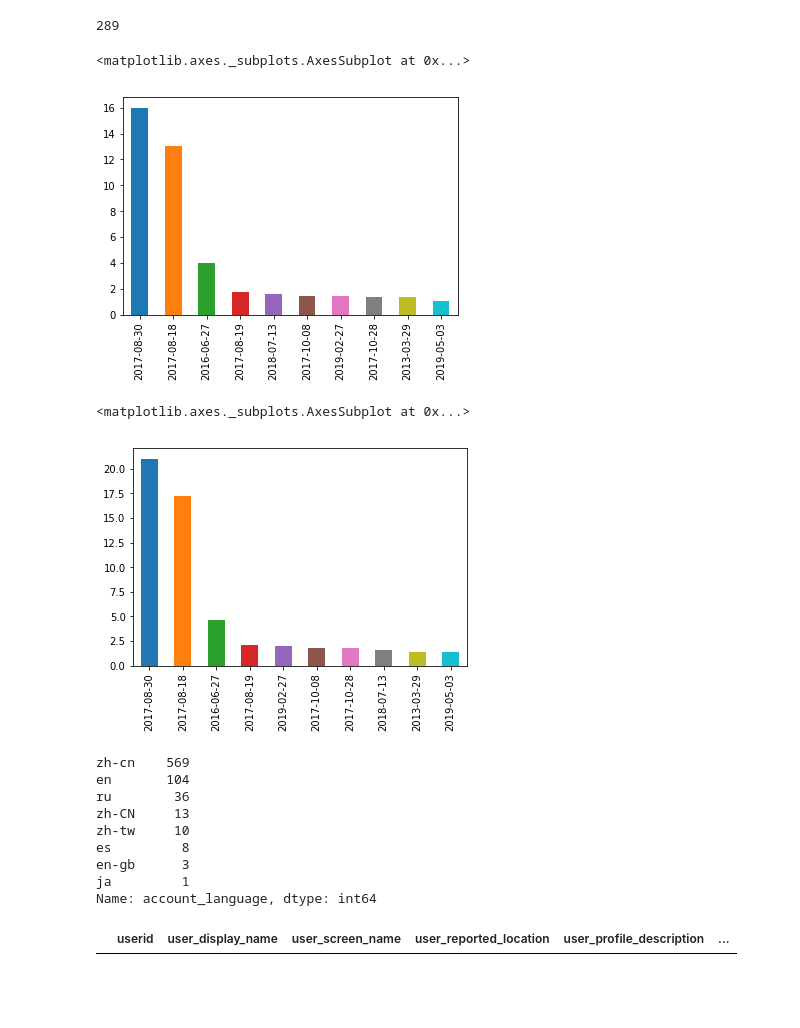
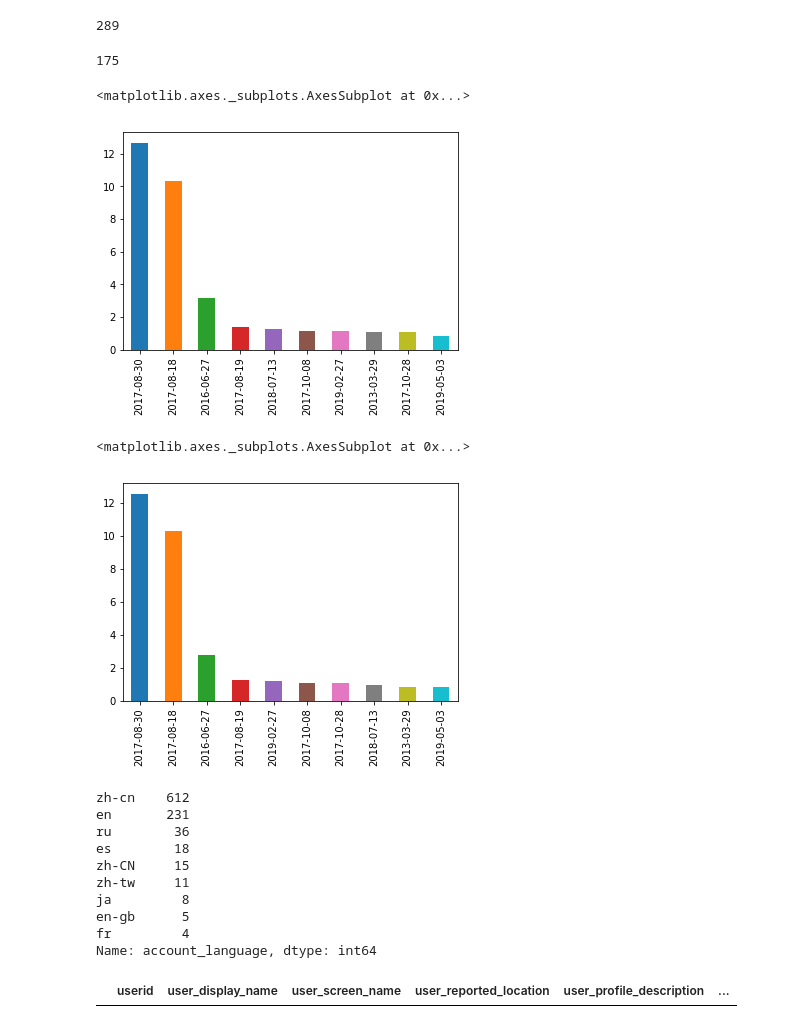
Before and after one commit to Carlping/Information-operations-directed-at-Hong-Kong, a Jupyter notebook: twitter_eda.ipynb, the cells around one changed output. Drawn from its saved outputs; the diff is of its cells as text; code cells hidden in the pictures; blank space fills up the shorter version.

```diff
--- a/twitter_eda.ipynb
+++ b/twitter_eda.ipynb
@@ -12,6 +13,11 @@ import datetime as dt
 # %%
-tweet = pd.read_csv("china_082019_1_tweets_csv_hashed.csv")
-user = pd.read_csv("china_082019_1_users_csv_hashed.csv")
+tweet1 = pd.read_csv("china_082019_1_tweets_csv_hashed.csv")
+user1 = pd.read_csv("china_082019_1_users_csv_hashed.csv")
+# %%
+tweet2 = pd.read_csv("china_082019_2_tweets_csv_hashed.csv")
+user2 = pd.read_csv("china_082019_2_users_csv_hashed.csv")
 # %% [markdown]
 #### Users
+# %%
+user = pd.concat([user1, user2])
 # %%
@@ -48,30 +88,35 @@ user['account_creation_date'].nunique()
 #user['create_m'] = pd.to_datetime(user['account_creation_date']).dt.month
 # %% [output]
 289
+# %%
+user2['account_creation_date'].nunique()
+# %% [output]
+175
 # %%
 fig = plt.figure()
-((pd.value_counts(user['account_creation_date'])[:10])/744*100).plot.bar()
+((pd.value_counts(user['account_creation_date'])[:10])/940*100).plot.bar()
 # %% [output]
 <matplotlib.axes._subplots.AxesSubplot at 0x...>
-[figure, old version]
+[figure, new version]
 # %%
 no_location = user[user['user_reported_location'].isnull()].copy()
 fig = plt.figure()
-((pd.value_counts(no_location['account_creation_date'])[:10])/562*100).plot.bar()
+((pd.value_counts(no_location['account_creation_date'])[:10])/940*100).plot.bar()
 # %% [output]
 <matplotlib.axes._subplots.AxesSubplot at 0x...>
-[figure, old version]
+[figure, new version]
 # %%
 user['account_language'].value_counts()
 # %% [output]
-zh-cn    569
-en       104
+zh-cn    612
+en       231
 ru        36
-zh-CN     13
-zh-tw     10
-es         8
-en-gb      3
-ja         1
+es        18
+zh-CN     15
+zh-tw     11
+ja         8
+en-gb      5
+fr         4
 Name: account_language, dtype: int64
 # %%
 user[(user['following_count'] >= 2001) & (user['follower_count'] <2000)]
```
Also changed, not shown: parts of 26 cells of this notebook.
